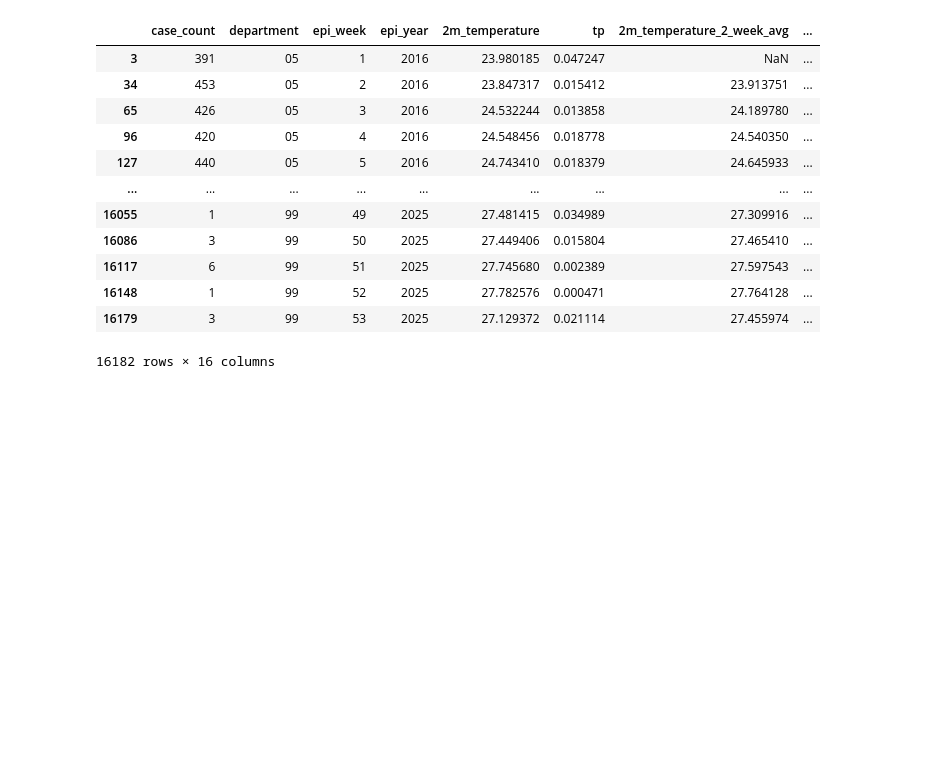
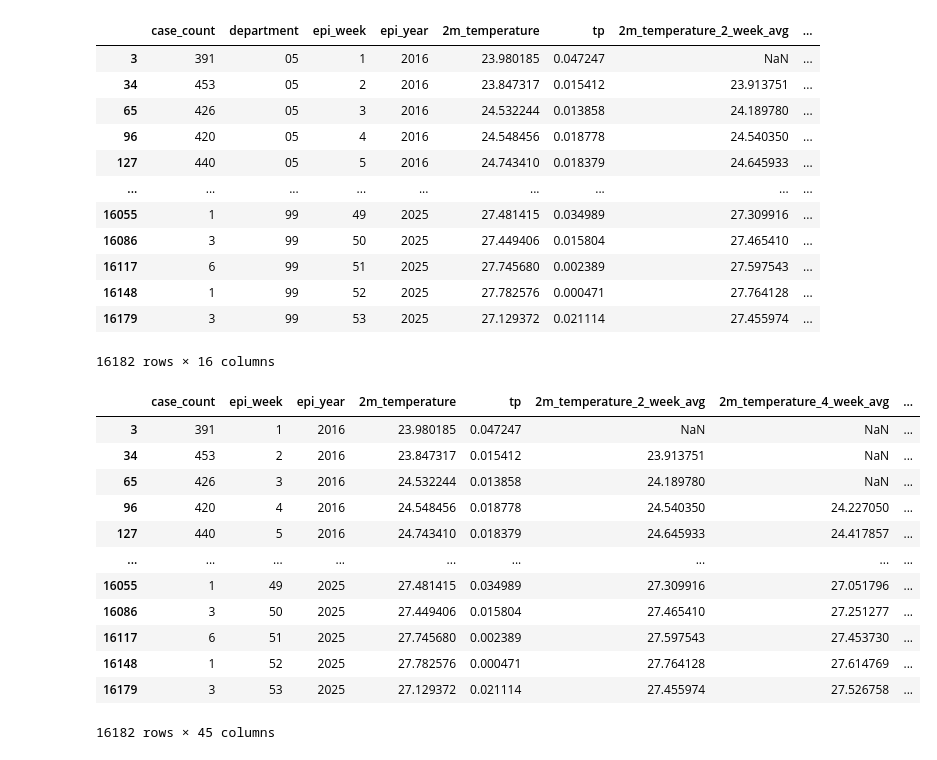
Before and after one commit to CarlosBlanco1/ColombiaDengueForecasting, a Jupyter notebook: notebooks/explore_dengue_cases.ipynb, the cells around one changed output. Cells and saved outputs as stored; diff of their text form; code cells hidden in the pictures; blank space fills up the shorter version.

```diff
--- a/notebooks/explore_dengue_cases.ipynb
+++ b/notebooks/explore_dengue_cases.ipynb
@@ -1207,3 +1207,20 @@ weekly_temp_precip_cases_by_department_df
 | 16148 | 1 | 99 | 52 | 2025 | 27.782576 | 0.000471 | 27.764128 | ... |
 | 16179 | 3 | 99 | 53 | 2025 | 27.129372 | 0.021114 | 27.455974 | ... |
 16182 rows × 16 columns
+# %%
+weekly_temp_precip_cases_by_department_df = pd.get_dummies(weekly_temp_precip_cases_by_department_df, columns=['department'], drop_first=True, dtype=int)
+weekly_temp_precip_cases_by_department_df
+# %% [output]
+|  | case_count | epi_week | epi_year | 2m_temperature | tp | 2m_temperature_2_week_avg | 2m_temperature_4_week_avg | ... |
+| 3 | 391 | 1 | 2016 | 23.980185 | 0.047247 | NaN | NaN | ... |
+| 34 | 453 | 2 | 2016 | 23.847317 | 0.015412 | 23.913751 | NaN | ... |
+| 65 | 426 | 3 | 2016 | 24.532244 | 0.013858 | 24.189780 | NaN | ... |
+| 96 | 420 | 4 | 2016 | 24.548456 | 0.018778 | 24.540350 | 24.227050 | ... |
+| 127 | 440 | 5 | 2016 | 24.743410 | 0.018379 | 24.645933 | 24.417857 | ... |
+| ... | ... | ... | ... | ... | ... | ... | ... | ... |
+| 16055 | 1 | 49 | 2025 | 27.481415 | 0.034989 | 27.309916 | 27.051796 | ... |
+| 16086 | 3 | 50 | 2025 | 27.449406 | 0.015804 | 27.465410 | 27.251277 | ... |
+| 16117 | 6 | 51 | 2025 | 27.745680 | 0.002389 | 27.597543 | 27.453730 | ... |
+| 16148 | 1 | 52 | 2025 | 27.782576 | 0.000471 | 27.764128 | 27.614769 | ... |
+| 16179 | 3 | 53 | 2025 | 27.129372 | 0.021114 | 27.455974 | 27.526758 | ... |
+16182 rows × 45 columns
```
Also changed, not shown: parts of 8 cells of this notebook.
